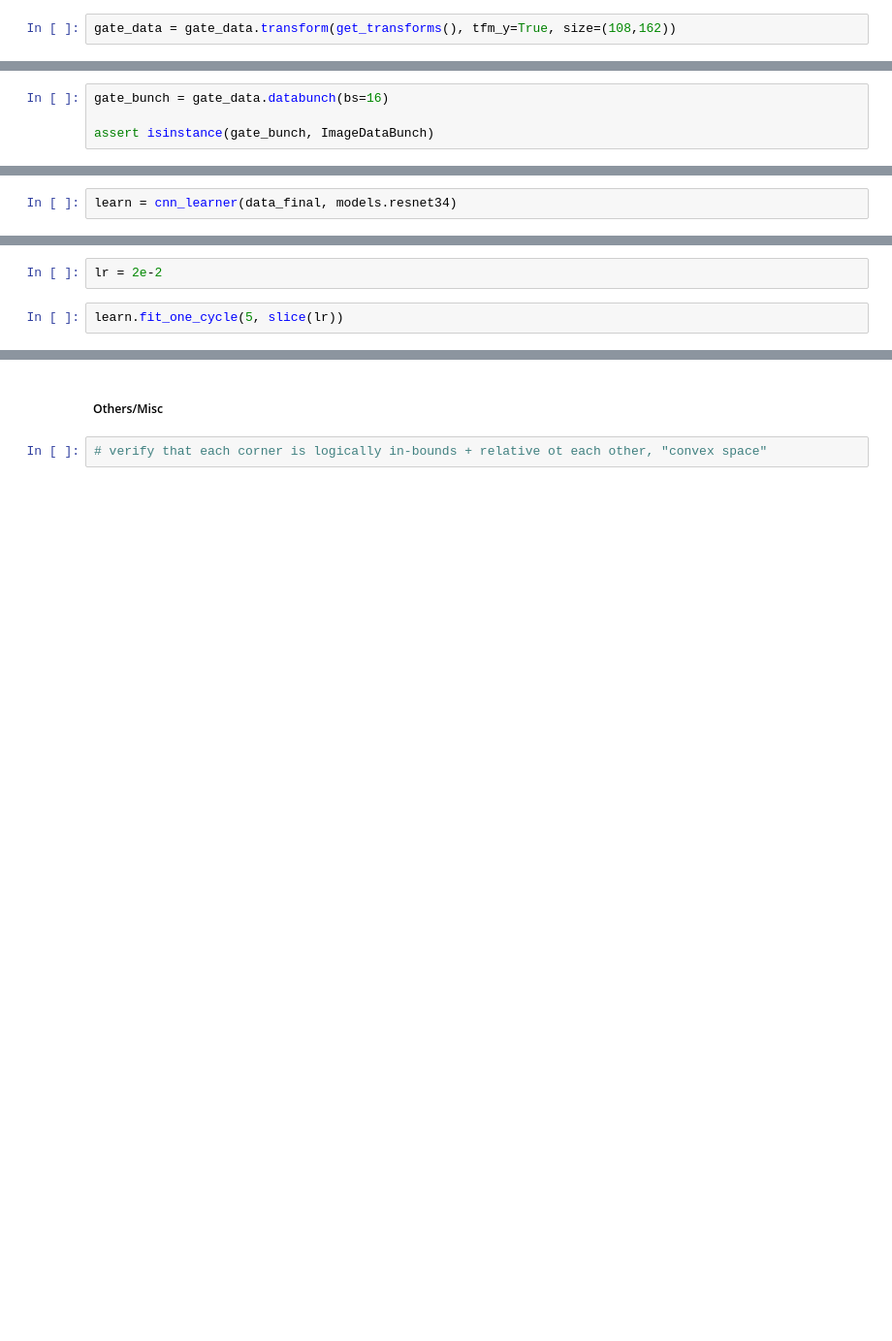
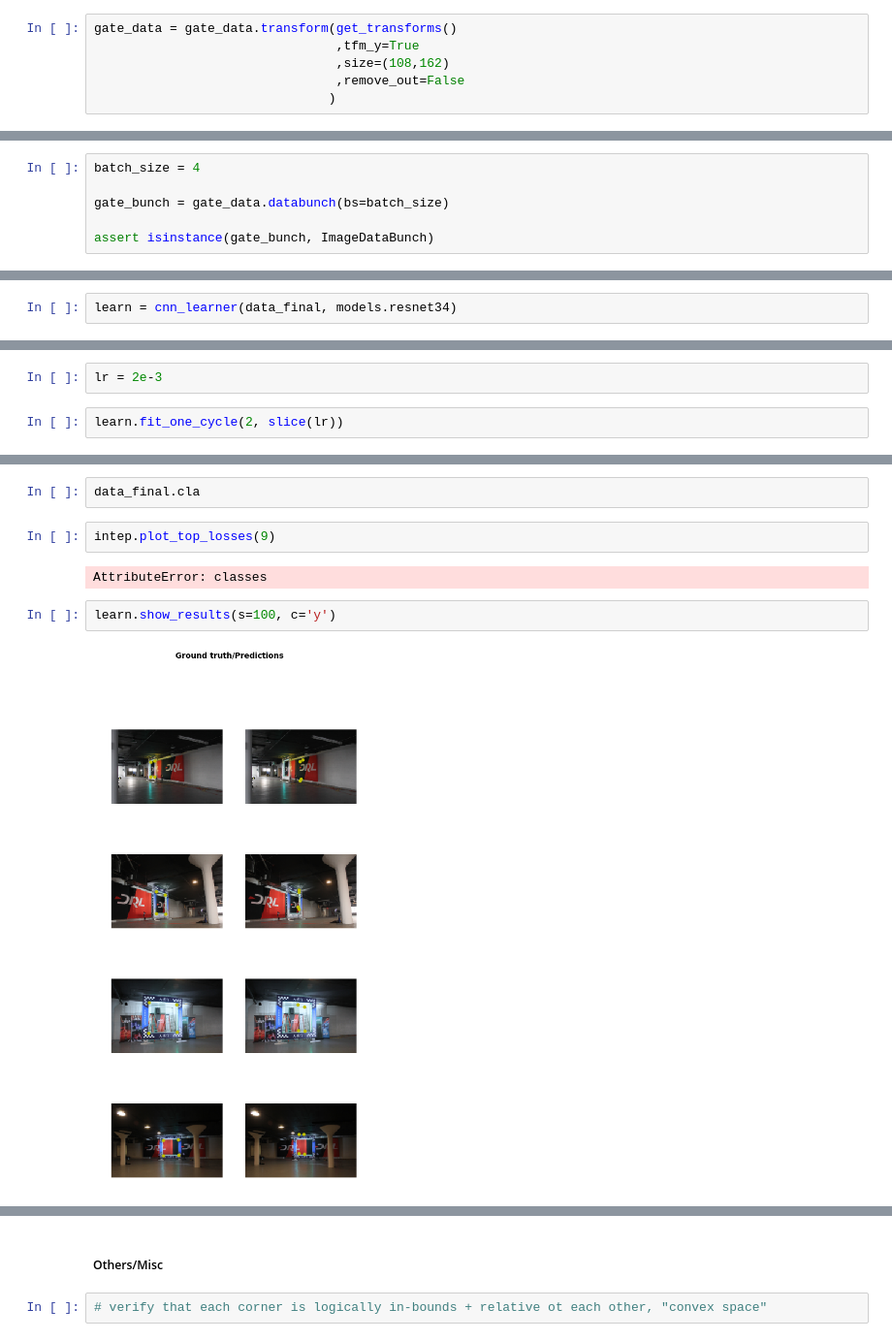
Before and after one commit to sutt/course-v3, a Jupyter notebook: nbs/custom/alphapilot-1.ipynb, the cells around one changed output, grey strips where cells are left out. Shown at 97% size. Drawn from its saved outputs; the diff is of its cells as text; blank space fills up the shorter version.

```diff
--- a/nbs/custom/alphapilot-1.ipynb
+++ b/nbs/custom/alphapilot-1.ipynb
@@ -260,2 +321,6 @@ divisors = mod_img_divisor(*list(img0.shape)[1:])
 # %%
-gate_data = gate_data.transform(get_transforms(), tfm_y=True, size=(108,162))
+gate_data = gate_data.transform(get_transforms()
+                                ,tfm_y=True
+                                ,size=(108,162)
+                                ,remove_out=False
+                               )
@@ -282,5 +333,7 @@ Test: None
 # %%
-gate_bunch = gate_data.databunch(bs=16)
+batch_size = 4
+
+gate_bunch = gate_data.databunch(bs=batch_size)
 
 assert isinstance(gate_bunch, ImageDataBunch)
 # %%
@@ -349,4 +593,4 @@ BrokenPipeError: [Errno 32] Broken pipe
 # %%
-lr = 2e-2
+lr = 2e-3
 # %%
-learn.fit_one_cycle(5, slice(lr))
+learn.fit_one_cycle(2, slice(lr))
@@ -352,0 +620,10 @@ learn.fit_one_cycle(5, slice(lr))
+# %%
+data_final.cla
+# %%
+intep.plot_top_losses(9)
+# %% [output]
+AttributeError: classes
+# %%
+learn.show_results(s=100, c='y')
+# %% [output]
+[figure, added]
```
Also changed, not shown: parts of 64 cells of this notebook, 3 other files.
